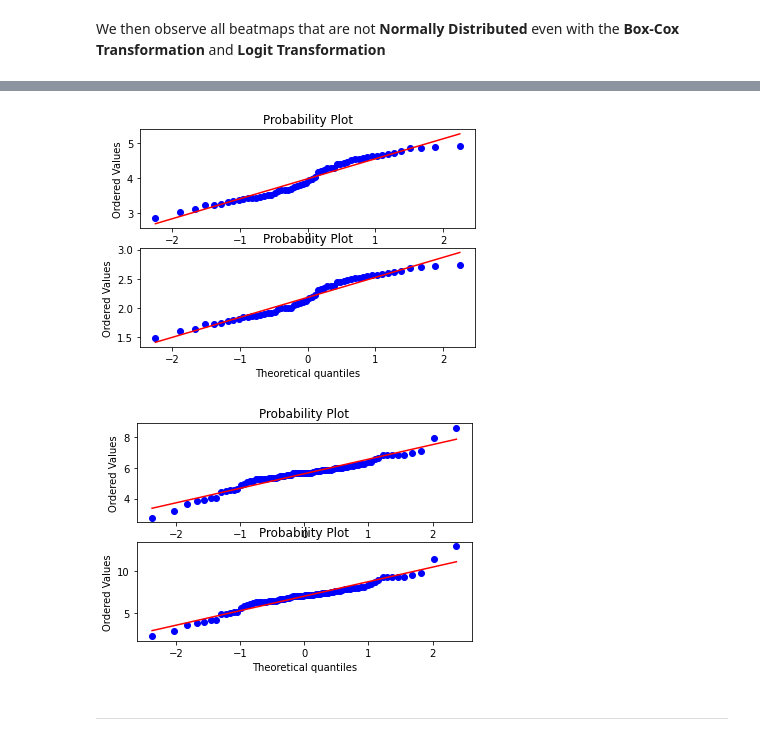
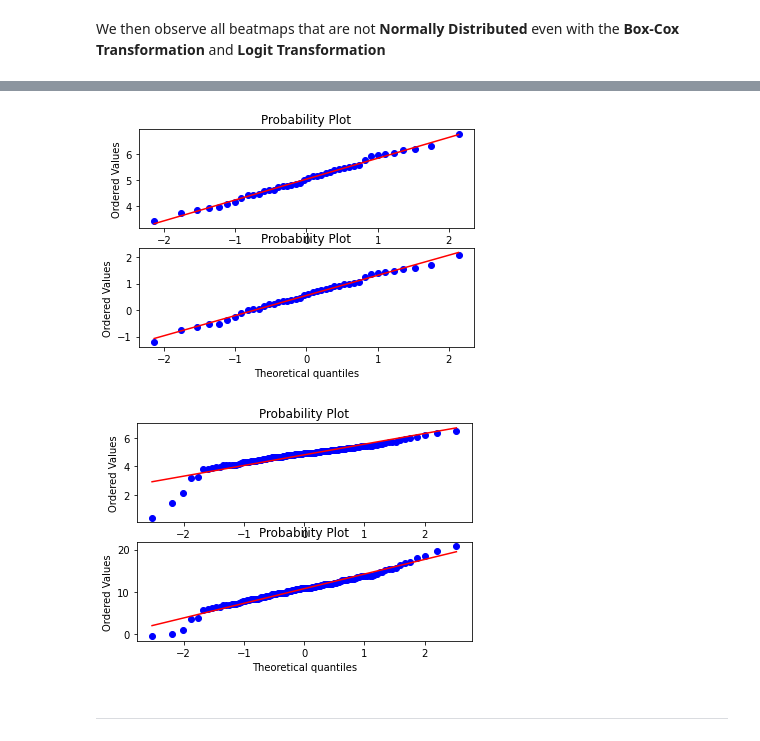
Before and after one commit to 4digitmwc/4dmanalysis, a Jupyter notebook: 4dm4analysis/boxcox.ipynb, the cells around one changed output, grey strips where cells are left out. Cells and saved outputs as stored; diff of their text form; code cells hidden in the pictures.

```diff
--- a/4dm4analysis/boxcox.ipynb
+++ b/4dm4analysis/boxcox.ipynb
@@ -20,7 +20,7 @@ from utils import Dataset
 # %% [markdown]
 ### Initialize the Dataset
 # %%
-_4dm4 = Dataset('datasets/4dm4.db')
+_4dm4 = Dataset('datasets/4dm3.db')
 # %% [markdown]
 ### Define the Necessary functions to Query Data
 
@@ -246,6 +249,6 @@ def qqplotOriginalVSBoxCox(dataset):
     ax = fig.add_subplot(211)
     probplot(dataset, dist=norm, plot=ax)
     ax2 = fig.add_subplot(212)
-    probplot(boxcox(dataset)[0], dist=norm, plot=ax2)
+    probplot(boxcox(dataset - dataset.min() + 0.01)[0], dist=norm, plot=ax2)
 # %% [markdown]
 We then observe all beatmaps that are not **Normally Distributed** even with the **Box-Cox Transformation** and **Logit Transformation**
@@ -260,12 +257,12 @@ ds = query_by_round_type_tag('QF', 'RC', 5)['score_logit'].values.flatten()
 
 qqplotOriginalVSBoxCox(ds)
 # %% [output]
-[figure, old version]
+[figure, new version]
 # %%
-ds = query_by_round_type_tag('RO32', 'RC', 3)['score_logit'].values.flatten()
+ds = query_by_round_type_tag('GS', 'RC', 3)['score_logit'].values.flatten()
 
 qqplotOriginalVSBoxCox(ds)
 # %% [output]
-[figure, old version]
+[figure, new version]
 # %% [markdown]
 ---
```
Also changed, not shown: parts of 13 cells of this notebook, 11 other files.
